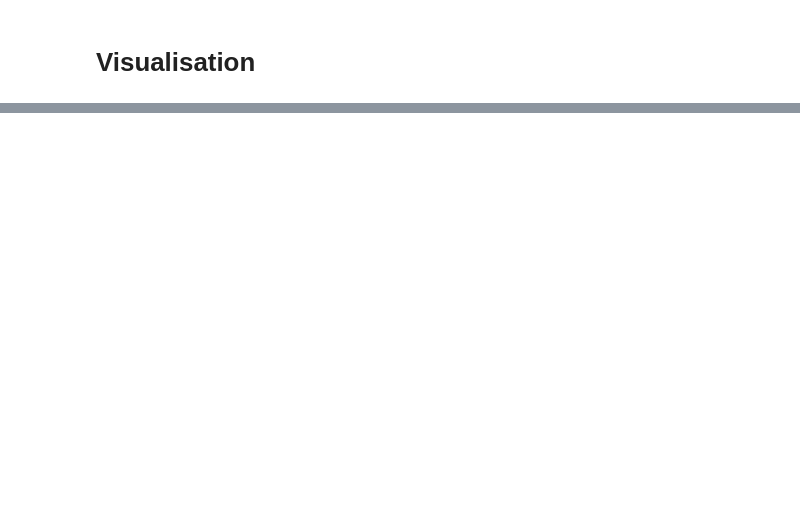
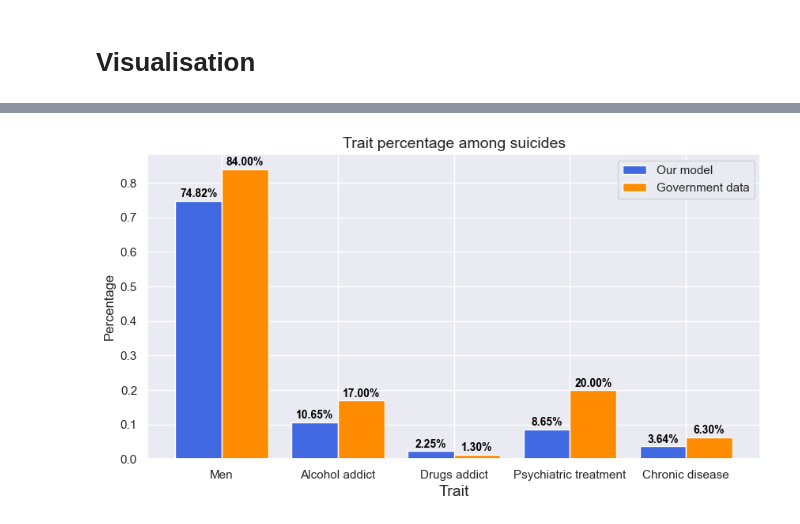
Before and after one commit to Staszek15/Suicide-model, a Jupyter notebook: project.ipynb, the cells around one changed output, grey strips where cells are left out. Cells and saved outputs as stored; diff of their text form; code cells hidden in the pictures; blank space fills up the shorter version.

```diff
--- a/project.ipynb
+++ b/project.ipynb
@@ -278,0 +301,49 @@ plt.show()
+# %%
+
+# Sample data (Assumed from the chart)
+traits = ["Men", "Alcohol addict", "Drugs addict", "Psychiatric treatment", "Chronic disease"]
+our_model = suicides_cumsum[-1,:-2]/np.sum(suicides_cumsum[-1,:-2])
+gov_data = [0.84, 0.17,0.013,0.20,0.063]
+
+# Create DataFrame
+df = pd.DataFrame({'Trait': traits, 'Our model': our_model, 'Government data': gov_data})
+
+# Set a Seaborn style
+
+# Set up figure size
+plt.figure(figsize=(10, 5))
+
+# Define bar width and positions
+bar_width = 0.4
+x = np.arange(len(traits))
+
+# Create bars
+bars1 = plt.bar(x - bar_width/2, df['Our model'], width=bar_width, label='Our model', color='royalblue')
+bars2 = plt.bar(x + bar_width/2, df['Government data'], width=bar_width, label='Government data', color='darkorange')
+
+# Add value labels to bars
+for bar in bars1:
+    height = bar.get_height()
+    plt.text(bar.get_x() + bar.get_width()/2, height + 0.01, f'{height*100:.2f}%',
+             ha='center', fontsize=10, fontweight='bold', color='black')
+
+for bar in bars2:
+    height = bar.get_height()
+    plt.text(bar.get_x() + bar.get_width()/2, height + 0.01, f'{height*100:.2f}%',
+             ha='center', fontsize=10, fontweight='bold', color='black')
+
+# Customize labels and title
+plt.xlabel("Trait", fontsize=14)
+plt.ylabel("Percentage", fontsize=12)
+plt.title("Trait percentage among suicides", fontsize=14)
+
+# Set x-axis ticks and labels
+plt.xticks(ticks=x, labels=traits)
+
+# Add legend
+plt.legend()
+
+# Show plot
+plt.show()
+# %% [output]
+[figure, added]
```
Also changed, not shown: parts of 12 cells of this notebook.
